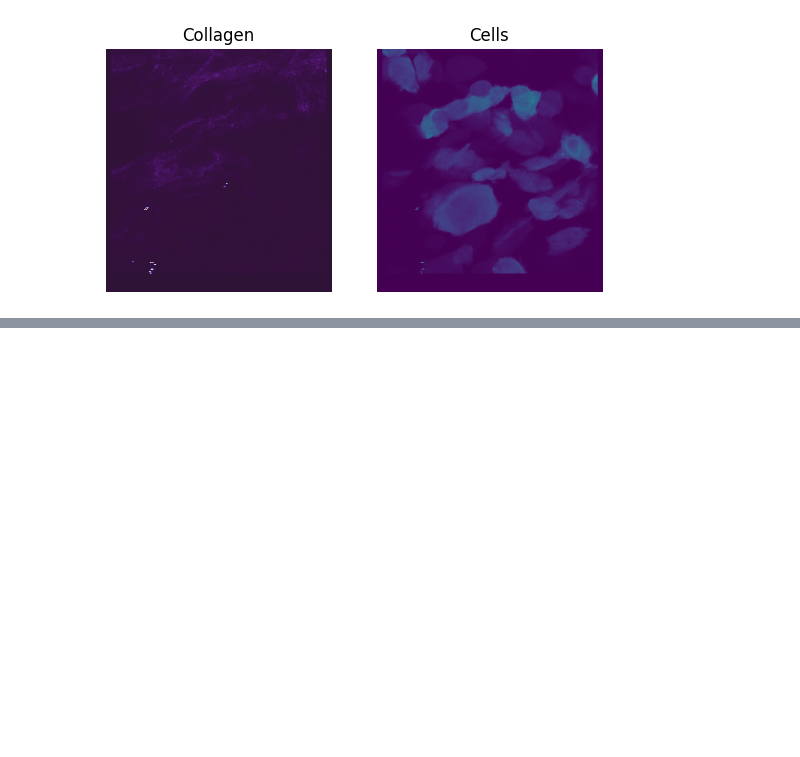
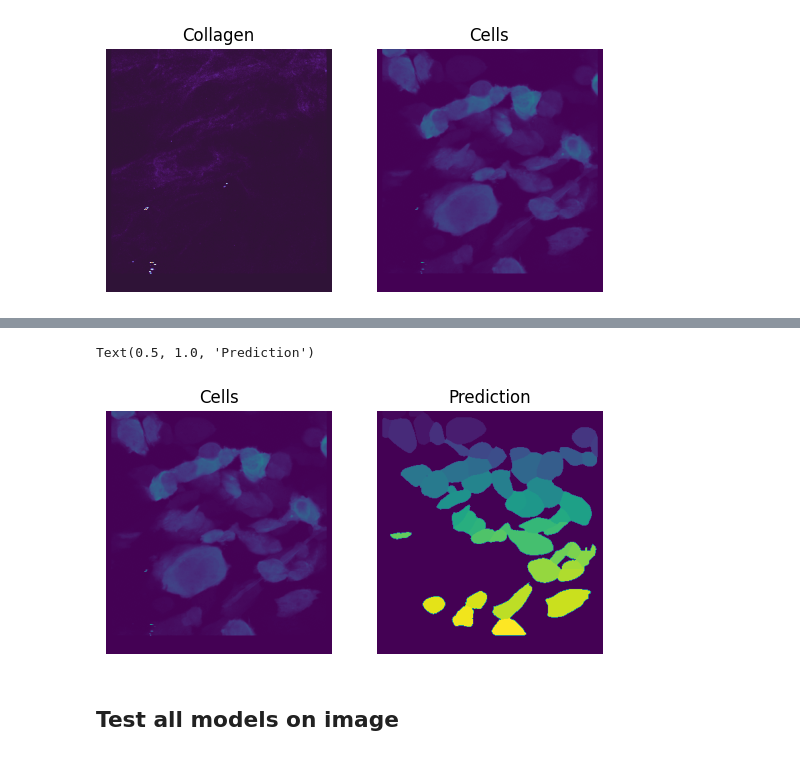
Before and after one commit to uw-loci/curvelets, a Jupyter notebook: src/CurveAlign_CT-FIRE/Cellanalysis/toolevaluation/cellpose_ex.ipynb, the cells around one changed output, grey strips where cells are left out. Drawn from its saved outputs; the diff is of its cells as text; code cells hidden in the pictures; blank space fills up the shorter version.

```diff
--- a/src/CurveAlign_CT-FIRE/Cellanalysis/toolevaluation/cellpose_ex.ipynb
+++ b/src/CurveAlign_CT-FIRE/Cellanalysis/toolevaluation/cellpose_ex.ipynb
@@ -55,11 +65,19 @@ def load_all_cellpose():
         Return:
         - models, a dictionary where keys = model name and values = loaded cellpose models
     '''
-    models = {
+    model_lookup = {
             'cyto'   : models.Cellpose(model_type='cyto'),
             'cyto2'  : models.Cellpose(model_type='cyto2'),
             'cyto3'  : models.Cellpose(model_type='cyto3'),
-            'nuclei' : models.Cellpose(model_type='nuclei')
+            'nuclei' : models.Cellpose(model_type='nuclei'),
+            'tissuenet_cp3'   : models.CellposeModel(model_type='tissuenet_cp3'),
+            'livecell_cp3'    : models.CellposeModel(model_type='livecell_cp3'),
+            'yeast_PhC_cp3'   : models.CellposeModel(model_type='yeast_PhC_cp3'),
+            'yeast_BF_cp3'    : models.CellposeModel(model_type='yeast_BF_cp3'),
+            'bact_phase_cp3'  : models.CellposeModel(model_type='bact_phase_cp3'),
+            'bact_fluor_cp3'  : models.CellposeModel(model_type='bact_fluor_cp3'),
+            'deepbacs_cp3'    : models.CellposeModel(model_type='deepbacs_cp3'),
+            'cyto2_cp3'       : models.CellposeModel(model_type='cyto2_cp3'),
     }
 
-    return models
+    return model_lookup
@@ -65,0 +86,2 @@ def load_all_cellpose():
+# %%
+cellpose_models = load_all_cellpose()
@@ -65,0 +90,2 @@ def load_all_cellpose():
+# %%
+cyto3 = cellpose_models['cyto3']
@@ -65,0 +100,17 @@ def load_all_cellpose():
+# %%
+masks, flow, styles, diam = cyto3.eval((collagen_image_at_time), channels=[2, 0])
+
+plt.subplot(1,2,1)
+plt.imshow(collagen_image_at_time[1])
+plt.axis('off')
+plt.title('Cells')
+
+plt.subplot(1,2,2)
+plt.imshow(masks)
+plt.axis('off')
+plt.title('Prediction')
+# %% [output]
+Text(0.5, 1.0, 'Prediction')
+[figure, added]
+# %% [markdown]
+## Test all models on image
```
Also changed, not shown: parts of 7 cells of this notebook.
